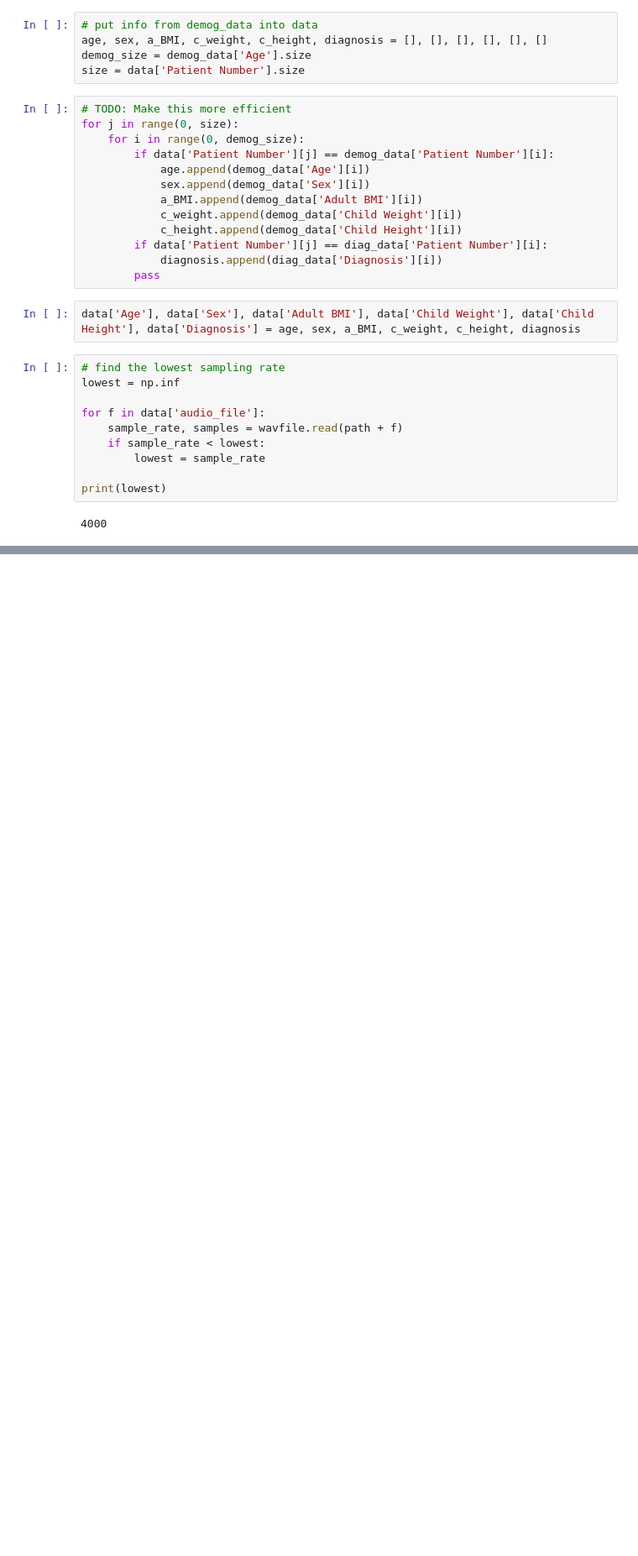
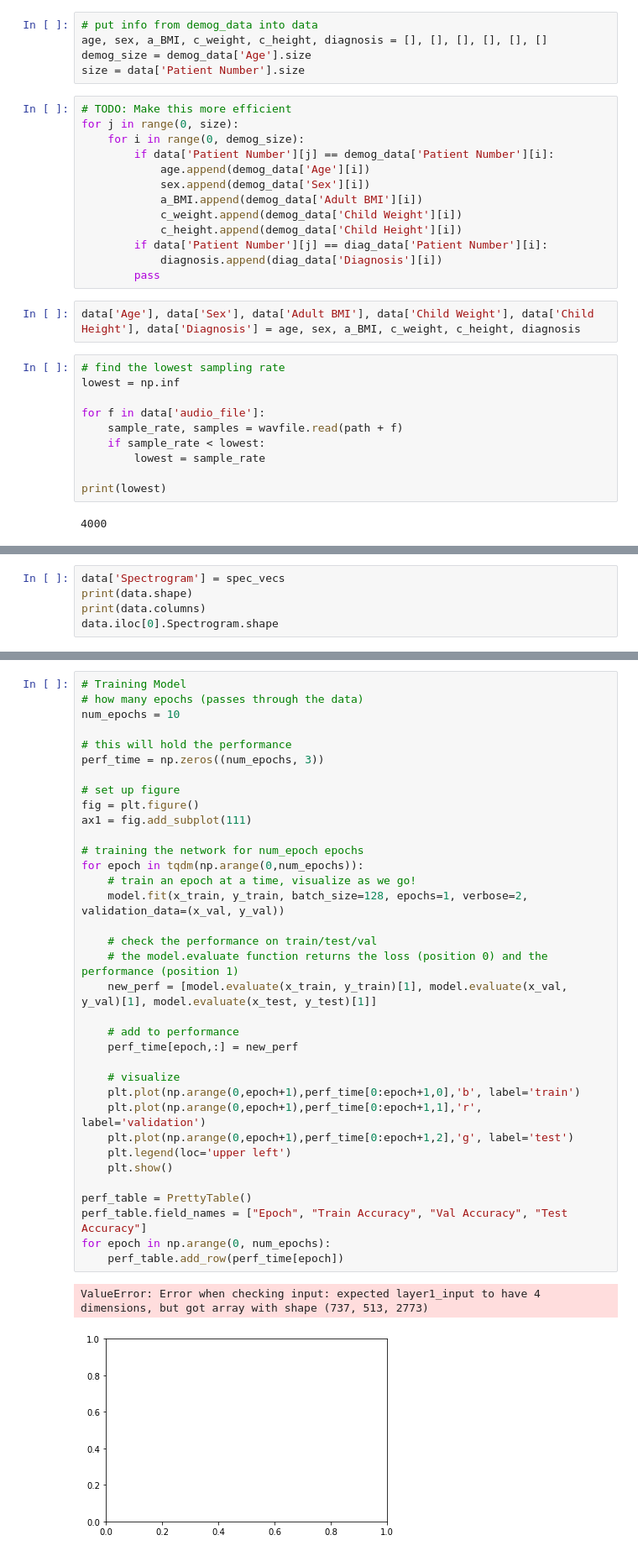
Before and after one commit to basharbme/Respiratory-Disease-Detection, a Jupyter notebook: code.ipynb, the cells around one changed output, grey strips where cells are left out. Shown: that part at 84% size. Cells and saved outputs as stored; diff of their text form; blank space fills up the shorter version.

Commit message:
working on training cnn

```diff
--- a/code.ipynb
+++ b/code.ipynb
@@ -105,0 +126,5 @@ data['Spectrogram'] = vecs
+# %%
+data['Spectrogram'] = spec_vecs
+print(data.shape)
+print(data.columns)
+data.iloc[0].Spectrogram.shape
@@ -105,0 +327,38 @@ data['Spectrogram'] = vecs
+# %%
+# Training Model
+# how many epochs (passes through the data)
+num_epochs = 10
+
+# this will hold the performance
+perf_time = np.zeros((num_epochs, 3))
+
+# set up figure
+fig = plt.figure()
+ax1 = fig.add_subplot(111)
+
+# training the network for num_epoch epochs
+for epoch in tqdm(np.arange(0,num_epochs)):
+    # train an epoch at a time, visualize as we go!
+    model.fit(x_train, y_train, batch_size=128, epochs=1, verbose=2, validation_data=(x_val, y_val))
+
+    # check the performance on train/test/val
+    # the model.evaluate function returns the loss (position 0) and the performance (position 1)
+    new_perf = [model.evaluate(x_train, y_train)[1], model.evaluate(x_val, y_val)[1], model.evaluate(x_test, y_test)[1]]
+
+    # add to performance
+    perf_time[epoch,:] = new_perf
+
+    # visualize
+    plt.plot(np.arange(0,epoch+1),perf_time[0:epoch+1,0],'b', label='train')
+    plt.plot(np.arange(0,epoch+1),perf_time[0:epoch+1,1],'r', label='validation')
+    plt.plot(np.arange(0,epoch+1),perf_time[0:epoch+1,2],'g', label='test')
+    plt.legend(loc='upper left')
+    plt.show()
+
+perf_table = PrettyTable()
+perf_table.field_names = ["Epoch", "Train Accuracy", "Val Accuracy", "Test Accuracy"]
+for epoch in np.arange(0, num_epochs):
+    perf_table.add_row(perf_time[epoch])
+# %% [output]
+ValueError: Error when checking input: expected layer1_input to have 4 dimensions, but got array with shape (737, 513, 2773)
+[figure, added]
```
Also changed, not shown: parts of 20 cells of this notebook, 3 other files.
